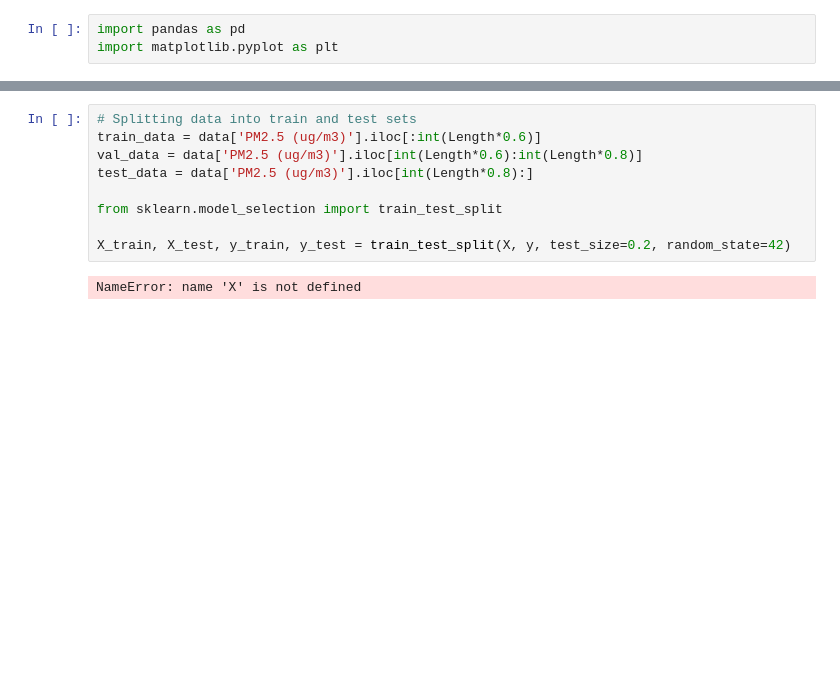
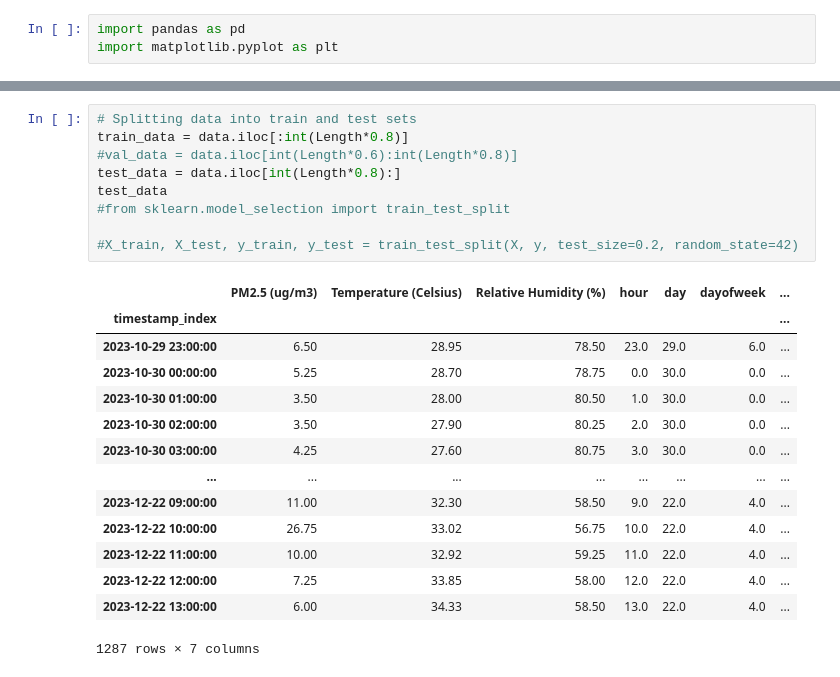
Before and after one commit to IshanBhanuka/FYP-DeepLearningmodel-for-PM2.5, a Jupyter notebook: randomforest.ipynb, the cells around one changed output, grey strips where cells are left out. Drawn from its saved outputs; the diff is of its cells as text; blank space fills up the shorter version.

```diff
--- a/randomforest.ipynb
+++ b/randomforest.ipynb
@@ -26,11 +38,24 @@ data
 # %%
 # Splitting data into train and test sets
-train_data = data['PM2.5 (ug/m3)'].iloc[:int(Length*0.6)]
-val_data = data['PM2.5 (ug/m3)'].iloc[int(Length*0.6):int(Length*0.8)]
-test_data = data['PM2.5 (ug/m3)'].iloc[int(Length*0.8):]
+train_data = data.iloc[:int(Length*0.8)]
+#val_data = data.iloc[int(Length*0.6):int(Length*0.8)]
+test_data = data.iloc[int(Length*0.8):]
+test_data
+#from sklearn.model_selection import train_test_split
 
-from sklearn.model_selection import train_test_split
-
-X_train, X_test, y_train, y_test = train_test_split(X, y, test_size=0.2, random_state=42)
+#X_train, X_test, y_train, y_test = train_test_split(X, y, test_size=0.2, random_state=42)
 # %% [output]
+|  | PM2.5 (ug/m3) | Temperature (Celsius) | Relative Humidity (%) | hour | day | dayofweek | ... |
+| timestamp_index |  |  |  |  |  |  | ... |
+| 2023-10-29 23:00:00 | 6.50 | 28.95 | 78.50 | 23.0 | 29.0 | 6.0 | ... |
+| 2023-10-30 00:00:00 | 5.25 | 28.70 | 78.75 | 0.0 | 30.0 | 0.0 | ... |
+| 2023-10-30 01:00:00 | 3.50 | 28.00 | 80.50 | 1.0 | 30.0 | 0.0 | ... |
+| 2023-10-30 02:00:00 | 3.50 | 27.90 | 80.25 | 2.0 | 30.0 | 0.0 | ... |
+| 2023-10-30 03:00:00 | 4.25 | 27.60 | 80.75 | 3.0 | 30.0 | 0.0 | ... |
+| ... | ... | ... | ... | ... | ... | ... | ... |
+| 2023-12-22 09:00:00 | 11.00 | 32.30 | 58.50 | 9.0 | 22.0 | 4.0 | ... |
+| 2023-12-22 10:00:00 | 26.75 | 33.02 | 56.75 | 10.0 | 22.0 | 4.0 | ... |
+| 2023-12-22 11:00:00 | 10.00 | 32.92 | 59.25 | 11.0 | 22.0 | 4.0 | ... |
+| 2023-12-22 12:00:00 | 7.25 | 33.85 | 58.00 | 12.0 | 22.0 | 4.0 | ... |
+| 2023-12-22 13:00:00 | 6.00 | 34.33 | 58.50 | 13.0 | 22.0 | 4.0 | ... |
-NameError: name 'X' is not defined
+1287 rows × 7 columns
```
Also changed, not shown: parts of 7 cells of this notebook.
